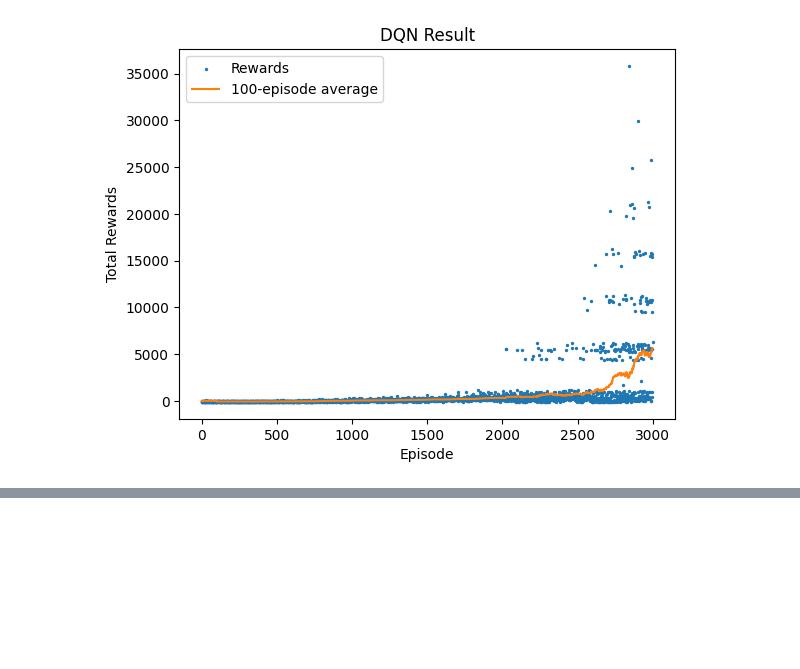
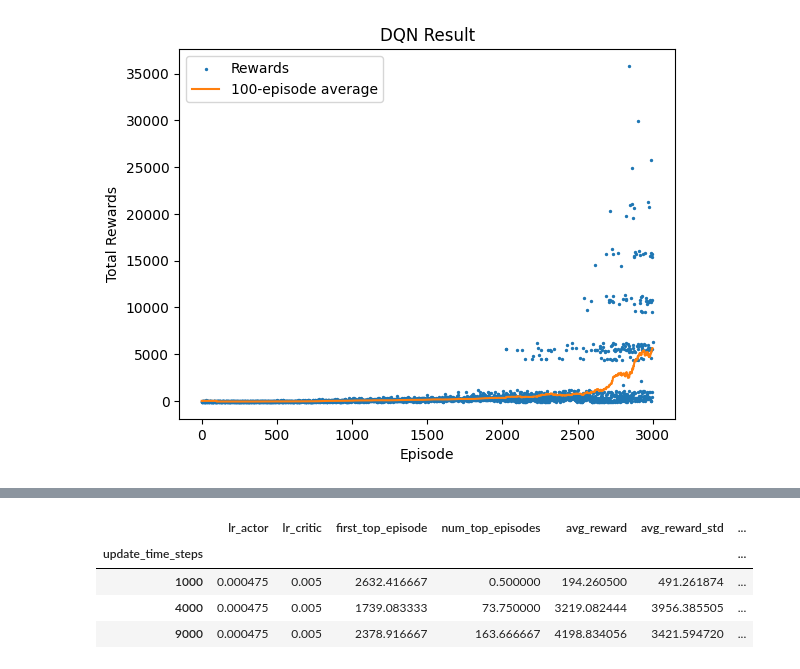
Before and after one commit to joao-oak/FlapPyBird_RL, a Jupyter notebook: Results.ipynb, the cells around one changed output, grey strips where cells are left out. Cells and saved outputs as stored; diff of their text form; code cells hidden in the pictures; blank space fills up the shorter version.

```diff
--- a/Results.ipynb
+++ b/Results.ipynb
@@ -156,0 +172,8 @@ metrics_df
+# %%
+metrics_df.groupby('update_time_steps').mean()
+# %% [output]
+|  | lr_actor | lr_critic | first_top_episode | num_top_episodes | avg_reward | avg_reward_std | ... |
+| update_time_steps |  |  |  |  |  |  | ... |
+| 1000 | 0.000475 | 0.005 | 2632.416667 | 0.500000 | 194.260500 | 491.261874 | ... |
+| 4000 | 0.000475 | 0.005 | 1739.083333 | 73.750000 | 3219.082444 | 3956.385505 | ... |
+| 9000 | 0.000475 | 0.005 | 2378.916667 | 163.666667 | 4198.834056 | 3421.594720 | ... |
```
Also changed, not shown: parts of 8 cells of this notebook, 3 other files.
